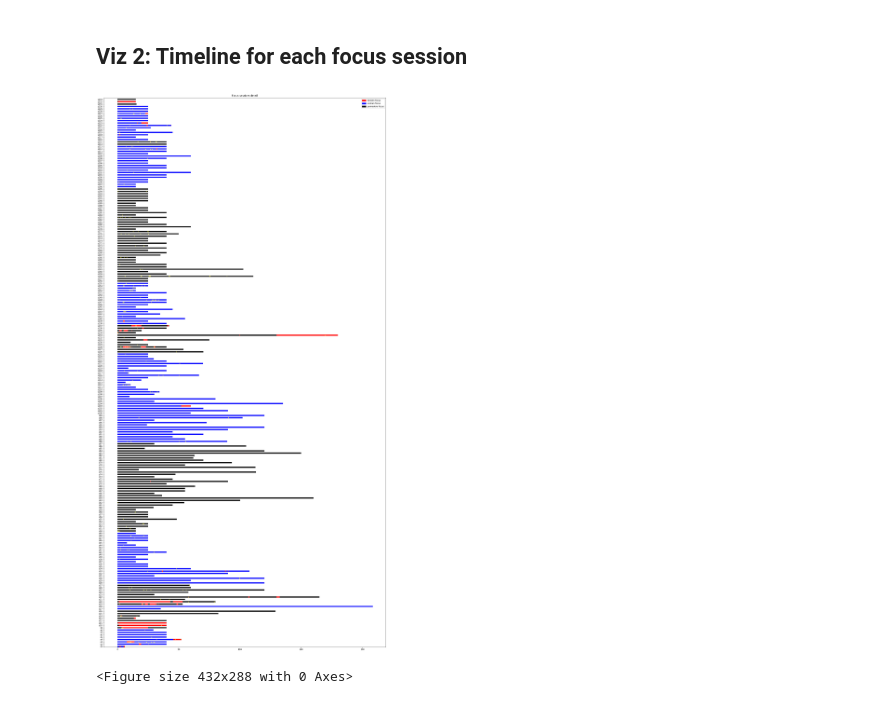
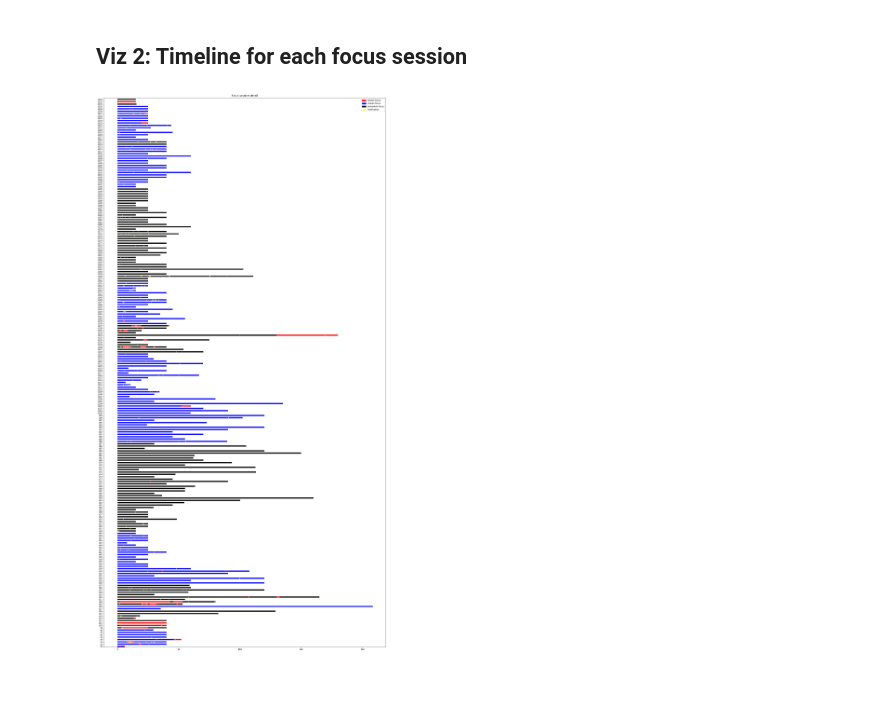
Before and after one commit to lutharsanen/exman-study-analysis, a Jupyter notebook: timeline_viz.ipynb, the cells around one changed output. Saved outputs shown, nothing was run; the diff lists cells and outputs as text; code cells hidden in the pictures.

Commit message:
participant number fix in first plot, added sorted focus session overview

```diff
--- a/timeline_viz.ipynb
+++ b/timeline_viz.ipynb
@@ -13,22 +14,25 @@ mypath = "./data"
 onlyfiles = [f for f in listdir(mypath) if isfile(join(mypath, f))]
 
 focusSessions = []
-focusSessionPerParticipant = []
+focusSessionPerParticipant = {}
 
 for i in onlyfiles:
     with open(f'data/{i}', 'r') as outfile:
+        participant = outfile.name[6:8]
+        focusSessionPerParticipant[participant] = []
+
         data = json.load(outfile)
-        focusSessionsCleaned = []
         for focusSession in data['focusSessions']:
             focusSessionLength = (datetime.datetime.fromtimestamp(focusSession['endTime'] / 1e3) - datetime.datetime.fromtimestamp(focusSession['startTime'] / 1e3)).total_seconds() / 60
+            focusSession['participant'] = participant
 
             if focusSessionLength > 5 and focusSessionLength < 300:
                 focusSessionsCleaned.append(focusSession)
                 focusSessions.append(focusSession)
-
-        focusSessionPerParticipant.append(focusSessionsCleaned)
+                focusSessionPerParticipant[participant].append(focusSession)
 
 print(len(focusSessionPerParticipant))
+print(focusSessionPerParticipant)
 print(len(focusSessions))
 # %% [output]
 11
@@ -45,13 +49,14 @@ print(len(focusSessionPerParticipant))
 focusStartEndTuplesPerParticipant = []
 
 for participant in focusSessionPerParticipant:
+    print(participant)
 
     focusStartEndTuples = {
         'exman': [],
         'pomodoro': []
     }
 
-    for focusSession in participant:
+    for focusSession in focusSessionPerParticipant[participant]:
         start = datetime.datetime.fromtimestamp(focusSession['startTime'] / 1e3)
         end = datetime.datetime.fromtimestamp(focusSession['endTime'] / 1e3)
         version = focusSession['appVersion']
@@ -137,6 +154,7 @@ for focusSession in focusSessions:
             notifications.append((notificationTime - start).total_seconds() / 60)
 
     focusStartEndTuples.append({
+        'participant': focusSession['participant'],
         'focus': [(0, focusLength.total_seconds() / 60)],
         'brokenFocus': brokenFocusList,
         'notifications': notifications,
@@ -145,33 +163,33 @@ for focusSession in focusSessions:
 # %%
 fig, gnt = plt.subplots()
 
 gnt.set_yticks([(i+0.25)*100 for i in range(len(focusStartEndTuples))])
 gnt.set_ylim((0,len(focusStartEndTuples) * 100))
 gnt.set_yticklabels(['s'+str(i+1) for i in range(len(focusStartEndTuples))])
 
 # Declaring multiple bars in at same level and same width
 for i, focusSession in enumerate(focusStartEndTuples, start=0):
     if focusSession['version'] == 'exman':
         gnt.broken_barh(focusSession['focus'], (i*100, 50), facecolors="blue")
     else:
         gnt.broken_barh(focusSession['focus'], (i*100, 50), facecolors="black")
 
     gnt.broken_barh(focusSession['brokenFocus'], (i*100, 50), facecolors="red")
     notifications = focusSession['notifications']
     gnt.scatter(notifications, np.full_like(notifications,(i+0.25)*100), marker="^", s=5, color="yellow")
 
 fig.set_figwidth(25)
 fig.set_figheight(50)
 
 plt.title("Focus sessions detail")
 black_patch = mpatches.Patch(color='black', label='pomodoro focus')
 blue_patch = mpatches.Patch(color='blue', label='exman focus')
 red_patch = mpatches.Patch(color='red', label='broken focus')
+notification_marker = mlines.Line2D([], [], color='yellow', marker='^', linestyle='None',
+                          markersize=10, label='notification')
 
-plt.legend(handles=[red_patch, blue_patch, black_patch], loc='top right')
-plt.show()
+plt.legend(handles=[red_patch, blue_patch, black_patch, notification_marker], loc='top right')
 
 plt.savefig('session_details.pdf')
 # %% [output]
-[figure, old version]
+[figure, new version]
-<Figure size 432x288 with 0 Axes>
```
Also changed, not shown: parts of 5 cells of this notebook, 3 other files.
